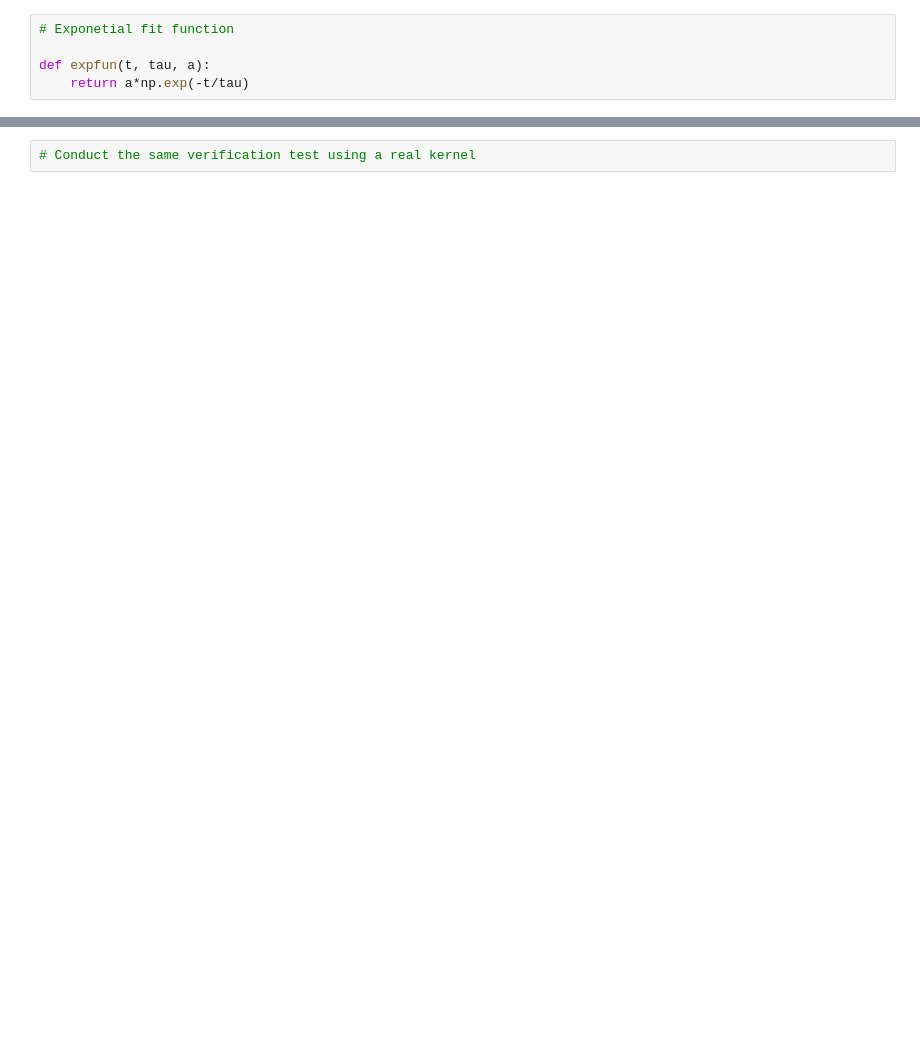
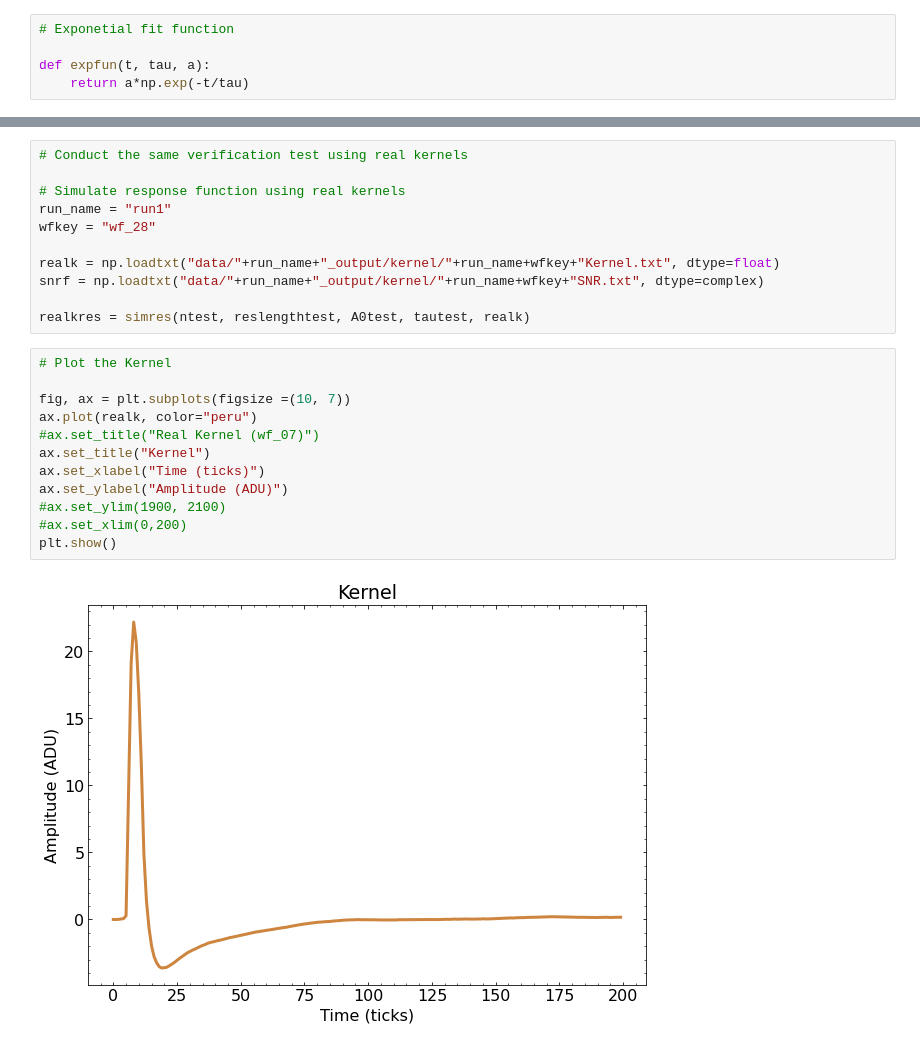
Before and after one commit to EdgarMao/latelight, a Jupyter notebook: ClosureTest.ipynb, the cells around one changed output, grey strips where cells are left out. Drawn from its saved outputs; the diff is of its cells as text; blank space fills up the shorter version.

```diff
--- a/ClosureTest.ipynb
+++ b/ClosureTest.ipynb
@@ -197,4 +199,27 @@ plt.show()
 # %% [output]
 TypeError: 'int' object is not callable
-# %%
-# Conduct the same verification test using a real kernel
+# %%
+# Conduct the same verification test using real kernels
+
+# Simulate response function using real kernels
+run_name = "run1"
+wfkey = "wf_28"
+
+realk = np.loadtxt("data/"+run_name+"_output/kernel/"+run_name+wfkey+"Kernel.txt", dtype=float)
+snrf = np.loadtxt("data/"+run_name+"_output/kernel/"+run_name+wfkey+"SNR.txt", dtype=complex)
+
+realkres = simres(ntest, reslengthtest, A0test, tautest, realk)
+# %%
+# Plot the Kernel
+
+fig, ax = plt.subplots(figsize =(10, 7))
+ax.plot(realk, color="peru")
+#ax.set_title("Real Kernel (wf_07)")
+ax.set_title("Kernel")
+ax.set_xlabel("Time (ticks)")
+ax.set_ylabel("Amplitude (ADU)")
+#ax.set_ylim(1900, 2100)
+#ax.set_xlim(0,200)
+plt.show()
+# %% [output]
+[figure, added]
```
Also changed, not shown: parts of 11 cells of this notebook.
